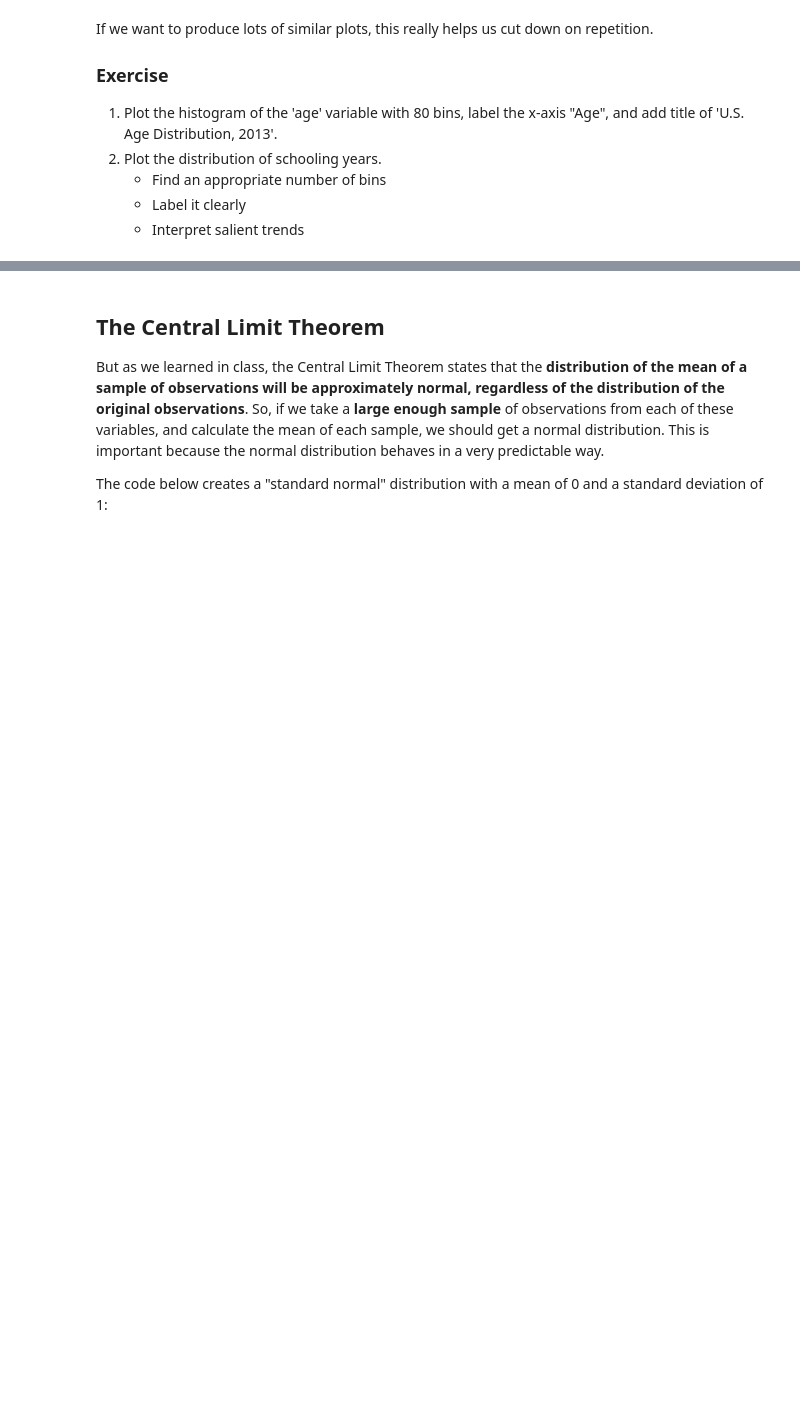
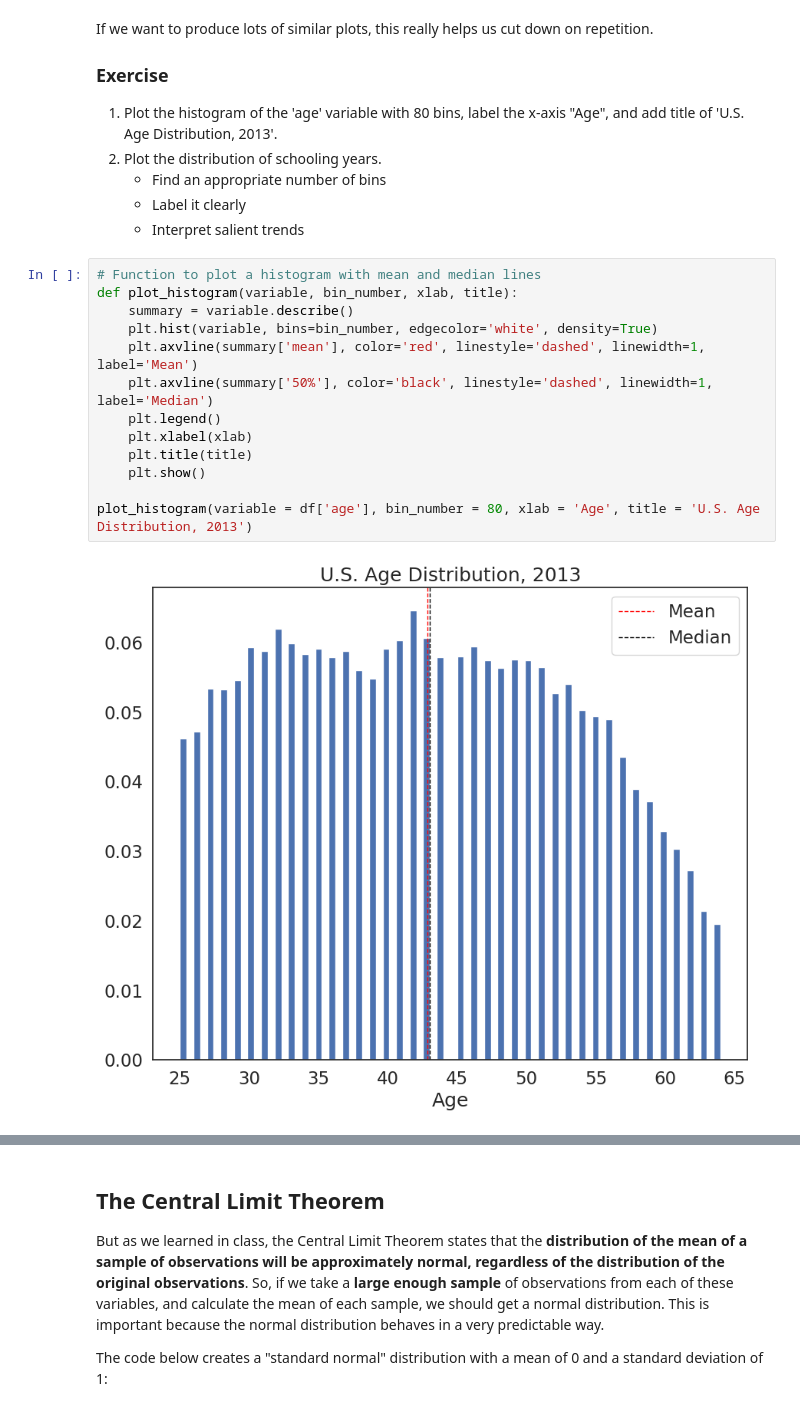
Before and after one commit to ElynZeng/QM2, a Jupyter notebook: notebooks/W05. Distributions and Basic Statistics.ipynb, the cells around one changed output, grey strips where cells are left out. Drawn from its saved outputs; the diff is of its cells as text; blank space fills up the shorter version.

```diff
--- a/notebooks/W05. Distributions and Basic Statistics.ipynb
+++ b/notebooks/W05. Distributions and Basic Statistics.ipynb
@@ -336,3 +338,18 @@ If we want to produce lots of similar plots, this really helps us cut down on re
     * Find an appropriate number of bins
     * Label it clearly
     * Interpret salient trends
+# %%
+# Function to plot a histogram with mean and median lines
+def plot_histogram(variable, bin_number, xlab, title):
+    summary = variable.describe()
+    plt.hist(variable, bins=bin_number, edgecolor='white', density=True)
+    plt.axvline(summary['mean'], color='red', linestyle='dashed', linewidth=1, label='Mean')
+    plt.axvline(summary['50%'], color='black', linestyle='dashed', linewidth=1, label='Median')
+    plt.legend()
+    plt.xlabel(xlab)
+    plt.title(title)
+    plt.show()
+
+plot_histogram(variable = df['age'], bin_number = 80, xlab = 'Age', title = 'U.S. Age Distribution, 2013')
+# %% [output]
+[figure, added]
```
Also changed, not shown: parts of 16 cells of this notebook.
